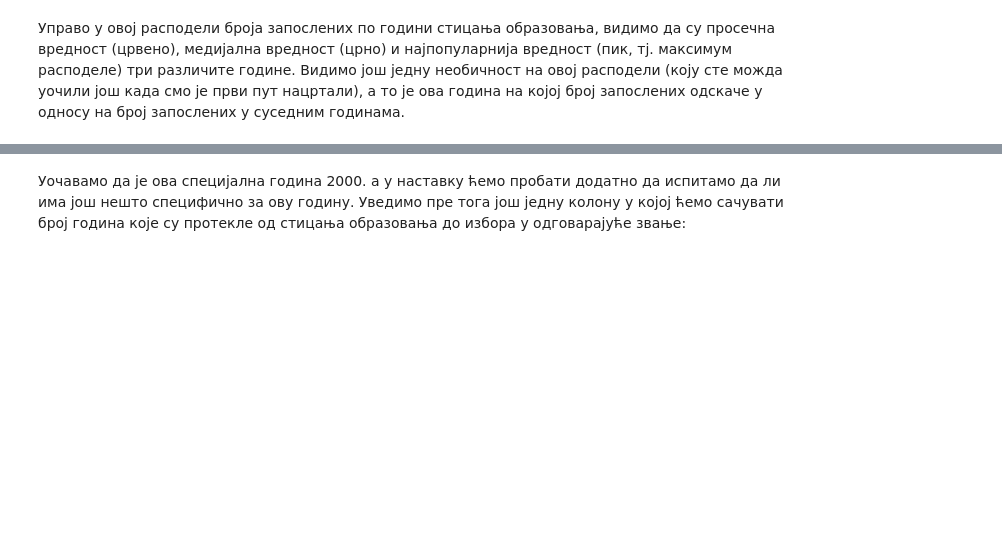
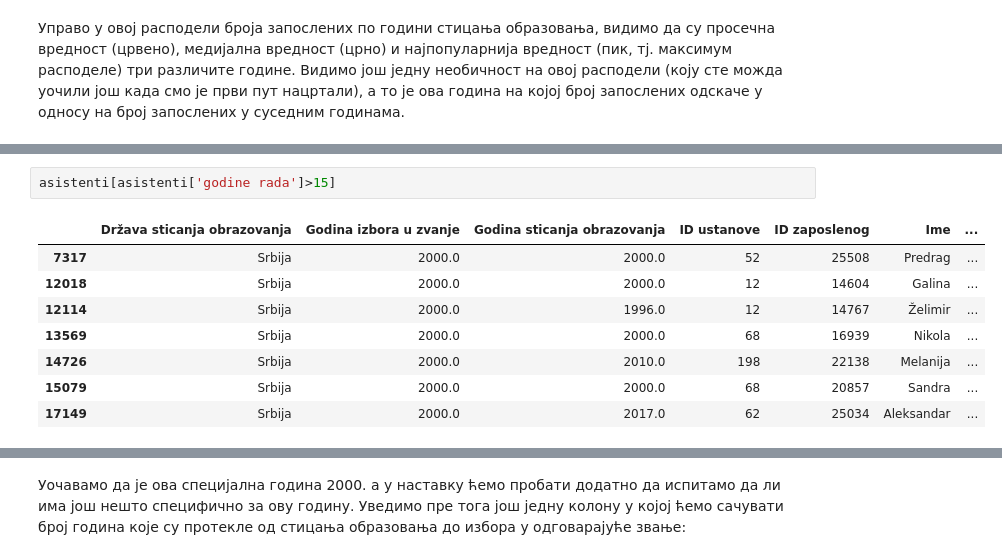
Before and after one commit to Petlja/ZSkola2020Modul4, a Jupyter notebook: sveska2_visoko_obrazovanje_zaposleni.ipynb, the cells around one changed output, grey strips where cells are left out. Cells and saved outputs as stored; diff of their text form; blank space fills up the shorter version.

```diff
--- a/sveska2_visoko_obrazovanje_zaposleni.ipynb
+++ b/sveska2_visoko_obrazovanje_zaposleni.ipynb
@@ -143,0 +243,11 @@ plt.show()
+# %%
+asistenti[asistenti['godine rada']>15]
+# %% [output]
+|  | Država sticanja obrazovanja | Godina izbora u zvanje | Godina sticanja obrazovanja | ID ustanove | ID zaposlenog | Ime | ... |
+| 7317 | Srbija | 2000.0 | 2000.0 | 52 | 25508 | Predrag | ... |
+| 12018 | Srbija | 2000.0 | 2000.0 | 12 | 14604 | Galina | ... |
+| 12114 | Srbija | 2000.0 | 1996.0 | 12 | 14767 | Želimir | ... |
+| 13569 | Srbija | 2000.0 | 2000.0 | 68 | 16939 | Nikola | ... |
+| 14726 | Srbija | 2000.0 | 2010.0 | 198 | 22138 | Melanija | ... |
+| 15079 | Srbija | 2000.0 | 2000.0 | 68 | 20857 | Sandra | ... |
+| 17149 | Srbija | 2000.0 | 2017.0 | 62 | 25034 | Aleksandar | ... |
```
Also changed, not shown: parts of 49 cells of this notebook.
